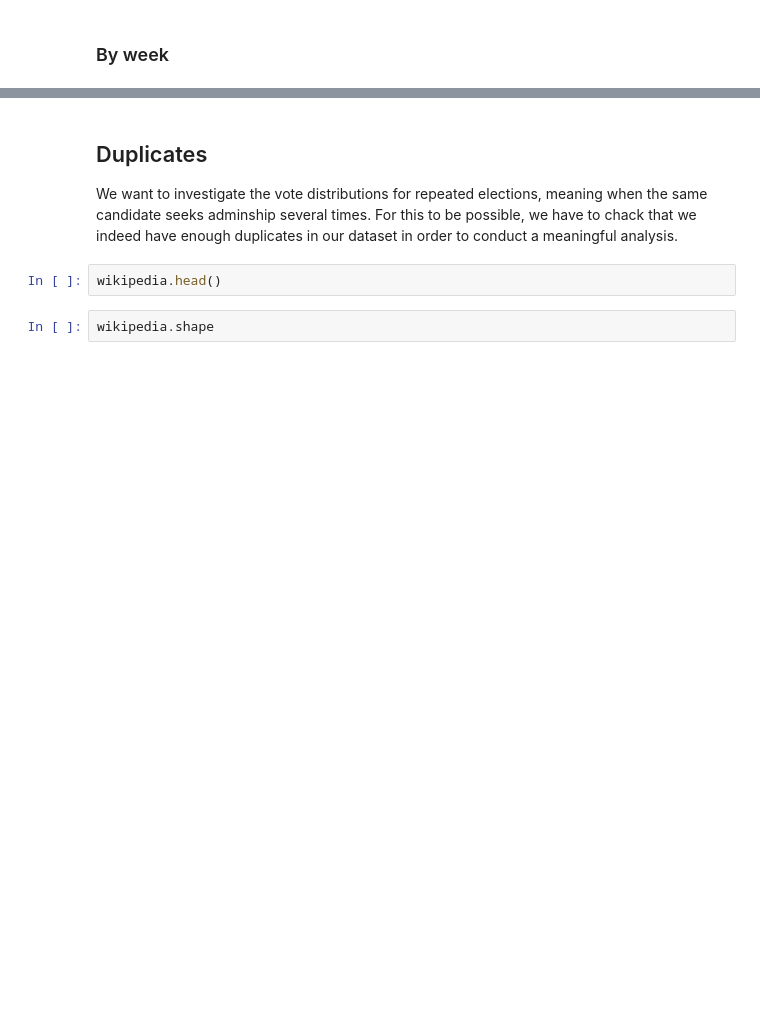
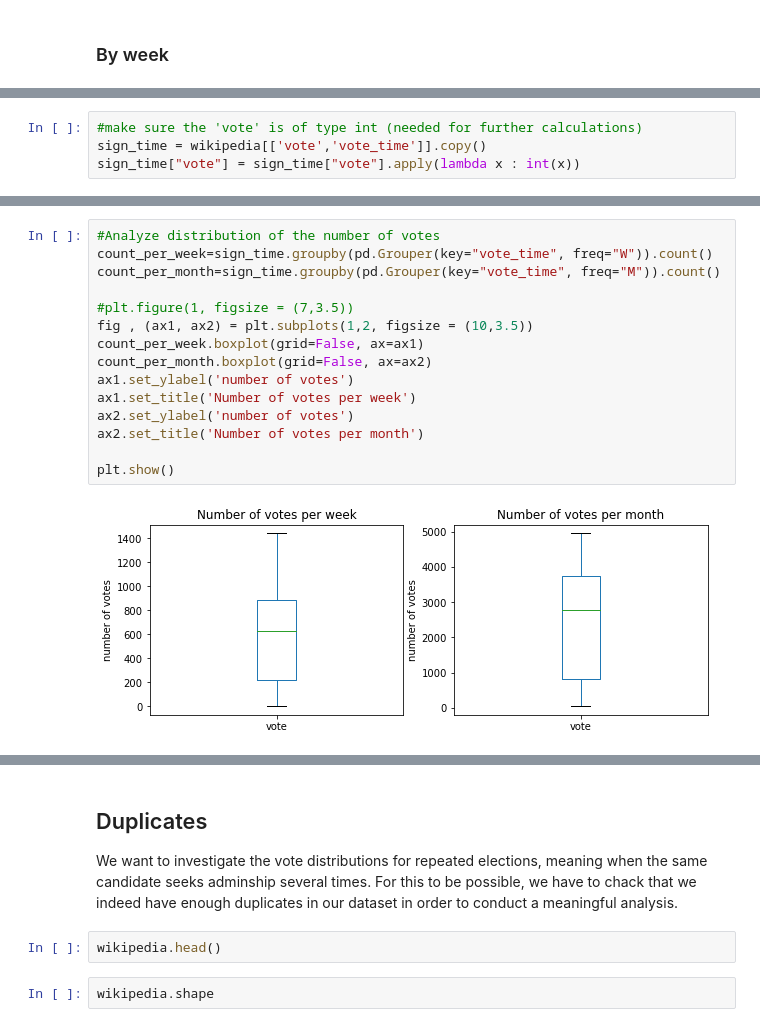
Before and after one commit to epfl-ada/ada-2020-project-milestone-p3-p3_yo-banana-boy, a Jupyter notebook: main.ipynb, the cells around one changed output, grey strips where cells are left out. Saved outputs shown, nothing was run; the diff lists cells and outputs as text; blank space fills up the shorter version.

```diff
--- a/main.ipynb
+++ b/main.ipynb
@@ -305,0 +287,4 @@ plt.title('Avg of the votes by weeks - from 2007-01-01 to 2008-01-01');
+# %%
+#make sure the 'vote' is of type int (needed for further calculations)
+sign_time = wikipedia[['vote','vote_time']].copy()
+sign_time["vote"] = sign_time["vote"].apply(lambda x : int(x))
@@ -305,0 +351,17 @@ plt.title('Avg of the votes by weeks - from 2007-01-01 to 2008-01-01');
+# %%
+#Analyze distribution of the number of votes
+count_per_week=sign_time.groupby(pd.Grouper(key="vote_time", freq="W")).count()
+count_per_month=sign_time.groupby(pd.Grouper(key="vote_time", freq="M")).count()
+
+#plt.figure(1, figsize = (7,3.5))
+fig , (ax1, ax2) = plt.subplots(1,2, figsize = (10,3.5))
+count_per_week.boxplot(grid=False, ax=ax1)
+count_per_month.boxplot(grid=False, ax=ax2)
+ax1.set_ylabel('number of votes')
+ax1.set_title('Number of votes per week')
+ax2.set_ylabel('number of votes')
+ax2.set_title('Number of votes per month')
+
+plt.show()
+# %% [output]
+[figure, added]
```
Also changed, not shown: parts of 13 cells of this notebook.
